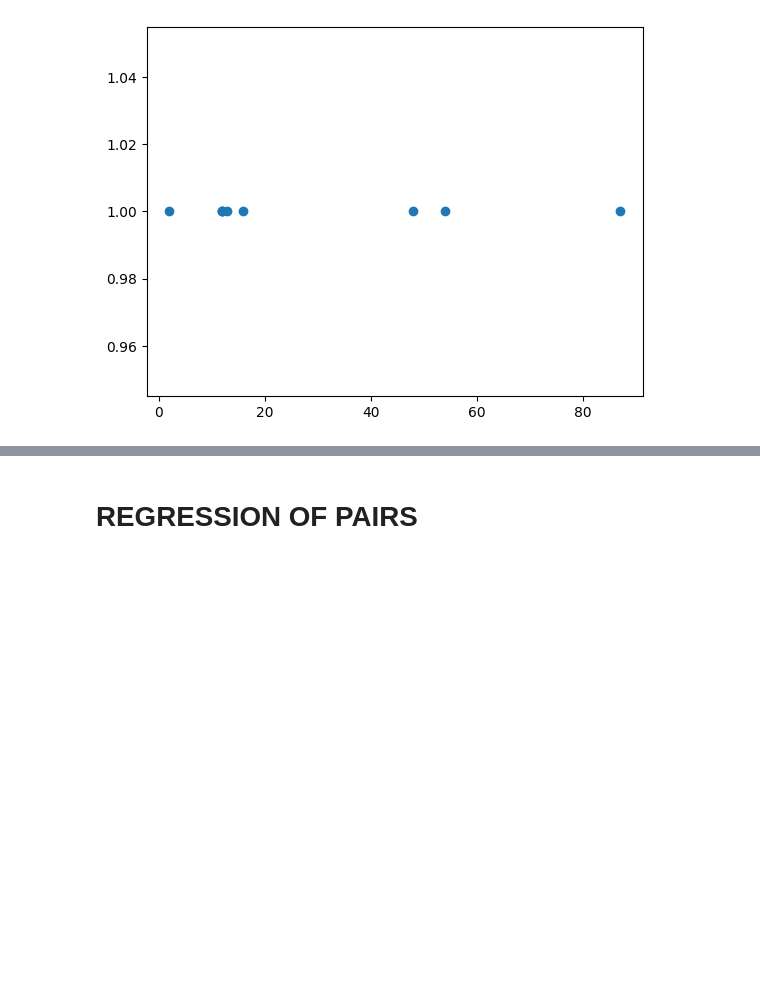
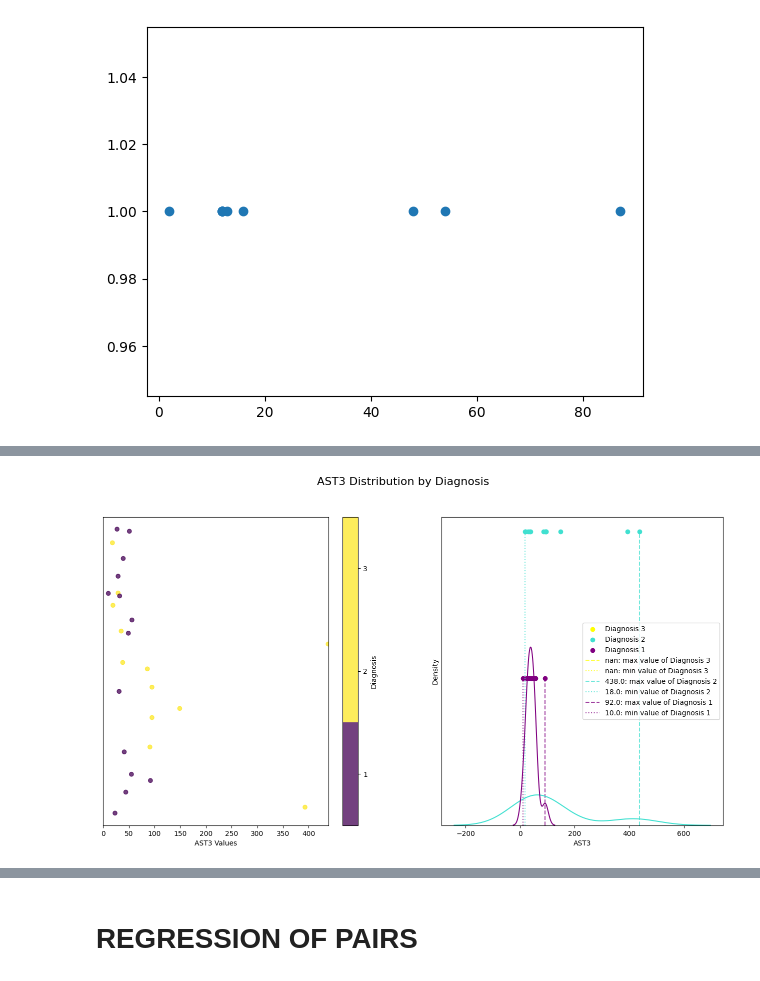
Before and after one commit to khnam-ng/SevereDengueFever, a Jupyter notebook: notebooks/RF_4.ipynb, the cells around one changed output, grey strips where cells are left out. Drawn from its saved outputs; the diff is of its cells as text; code cells hidden in the pictures; blank space fills up the shorter version.

```diff
--- a/notebooks/RF_4.ipynb
+++ b/notebooks/RF_4.ipynb
@@ -173,0 +182,4 @@ distribution_plot(df, 'PLT5')
+# %%
+distribution_plot(df, 'AST3')
+# %% [output]
+[figure, added]
```
Also changed, not shown: parts of 14 cells of this notebook, 1 other file.
